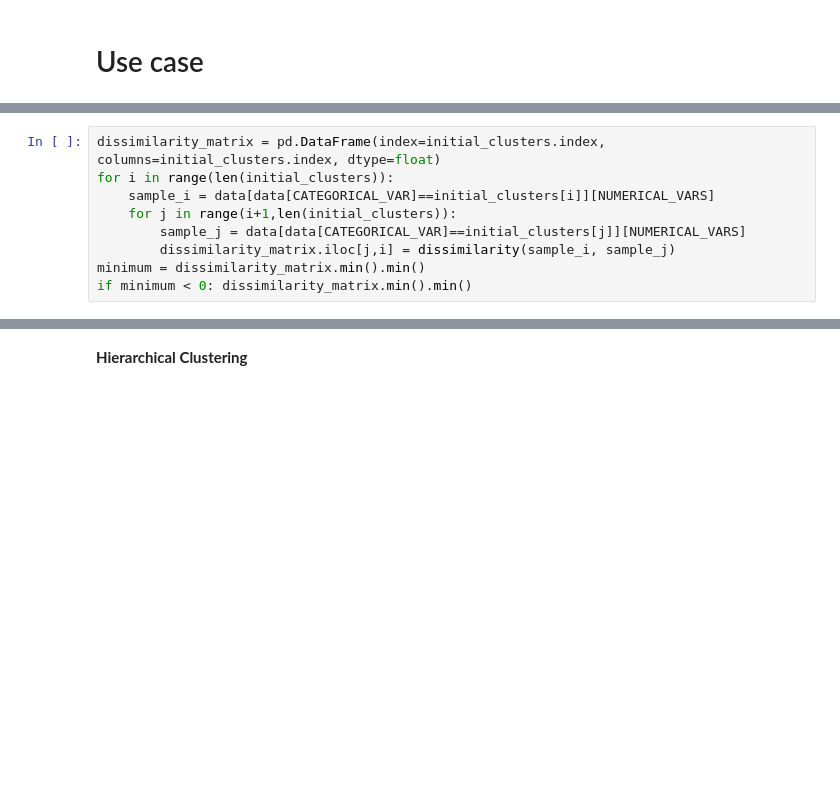
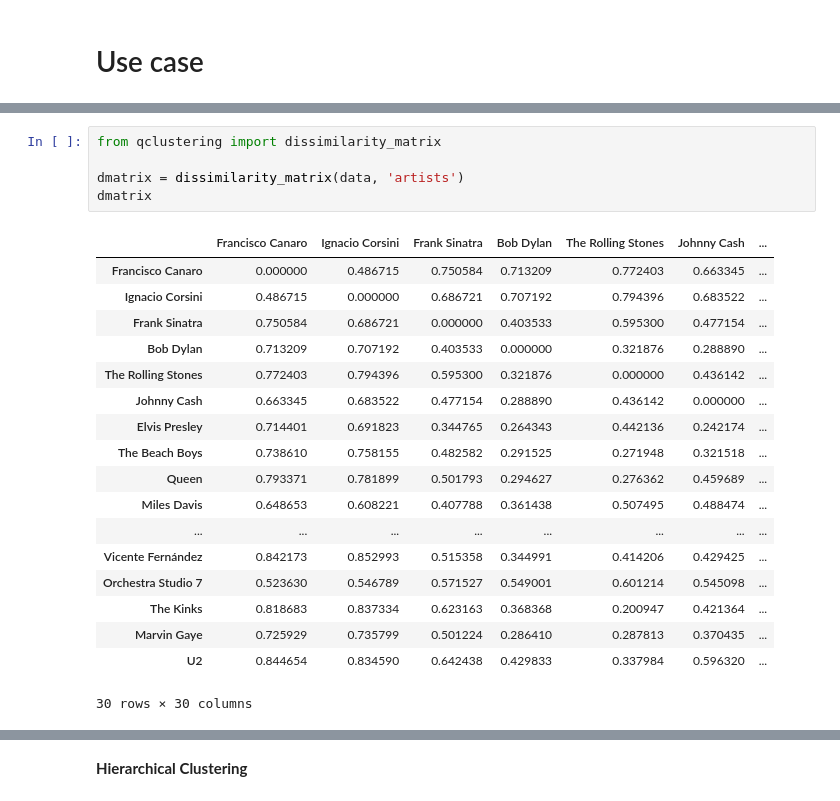
Before and after one commit to diogoseca/qualitative-clustering, a Jupyter notebook: notebooks/1. Clustering Music Artists.ipynb, the cells around one changed output, grey strips where cells are left out. Saved outputs shown, nothing was run; the diff lists cells and outputs as text; blank space fills up the shorter version.

```diff
--- a/notebooks/1. Clustering Music Artists.ipynb
+++ b/notebooks/1. Clustering Music Artists.ipynb
@@ -209,9 +82,0 @@ __Dissimilarity Matrix__
-# %%
-dissimilarity_matrix = pd.DataFrame(index=initial_clusters.index, columns=initial_clusters.index, dtype=float)
-for i in range(len(initial_clusters)):
-    sample_i = data[data[CATEGORICAL_VAR]==initial_clusters[i]][NUMERICAL_VARS]
-    for j in range(i+1,len(initial_clusters)):
-        sample_j = data[data[CATEGORICAL_VAR]==initial_clusters[j]][NUMERICAL_VARS]
-        dissimilarity_matrix.iloc[j,i] = dissimilarity(sample_i, sample_j)
-minimum = dissimilarity_matrix.min().min()
-if minimum < 0: dissimilarity_matrix.min().min()
@@ -278,0 +109,24 @@ for k, v in dissimilarity_2d.iterrows():
+# %%
+from qclustering import dissimilarity_matrix
+
+dmatrix = dissimilarity_matrix(data, 'artists')
+dmatrix
+# %% [output]
+|  | Francisco Canaro | Ignacio Corsini | Frank Sinatra | Bob Dylan | The Rolling Stones | Johnny Cash | ... |
+| Francisco Canaro | 0.000000 | 0.486715 | 0.750584 | 0.713209 | 0.772403 | 0.663345 | ... |
+| Ignacio Corsini | 0.486715 | 0.000000 | 0.686721 | 0.707192 | 0.794396 | 0.683522 | ... |
+| Frank Sinatra | 0.750584 | 0.686721 | 0.000000 | 0.403533 | 0.595300 | 0.477154 | ... |
+| Bob Dylan | 0.713209 | 0.707192 | 0.403533 | 0.000000 | 0.321876 | 0.288890 | ... |
+| The Rolling Stones | 0.772403 | 0.794396 | 0.595300 | 0.321876 | 0.000000 | 0.436142 | ... |
+| Johnny Cash | 0.663345 | 0.683522 | 0.477154 | 0.288890 | 0.436142 | 0.000000 | ... |
+| Elvis Presley | 0.714401 | 0.691823 | 0.344765 | 0.264343 | 0.442136 | 0.242174 | ... |
+| The Beach Boys | 0.738610 | 0.758155 | 0.482582 | 0.291525 | 0.271948 | 0.321518 | ... |
+| Queen | 0.793371 | 0.781899 | 0.501793 | 0.294627 | 0.276362 | 0.459689 | ... |
+| Miles Davis | 0.648653 | 0.608221 | 0.407788 | 0.361438 | 0.507495 | 0.488474 | ... |
+| ... | ... | ... | ... | ... | ... | ... | ... |
+| Vicente Fernández | 0.842173 | 0.852993 | 0.515358 | 0.344991 | 0.414206 | 0.429425 | ... |
+| Orchestra Studio 7 | 0.523630 | 0.546789 | 0.571527 | 0.549001 | 0.601214 | 0.545098 | ... |
+| The Kinks | 0.818683 | 0.837334 | 0.623163 | 0.368368 | 0.200947 | 0.421364 | ... |
+| Marvin Gaye | 0.725929 | 0.735799 | 0.501224 | 0.286410 | 0.287813 | 0.370435 | ... |
+| U2 | 0.844654 | 0.834590 | 0.642438 | 0.429833 | 0.337984 | 0.596320 | ... |
+30 rows × 30 columns
```
Also changed, not shown: parts of 47 cells of this notebook, 8 other files.
